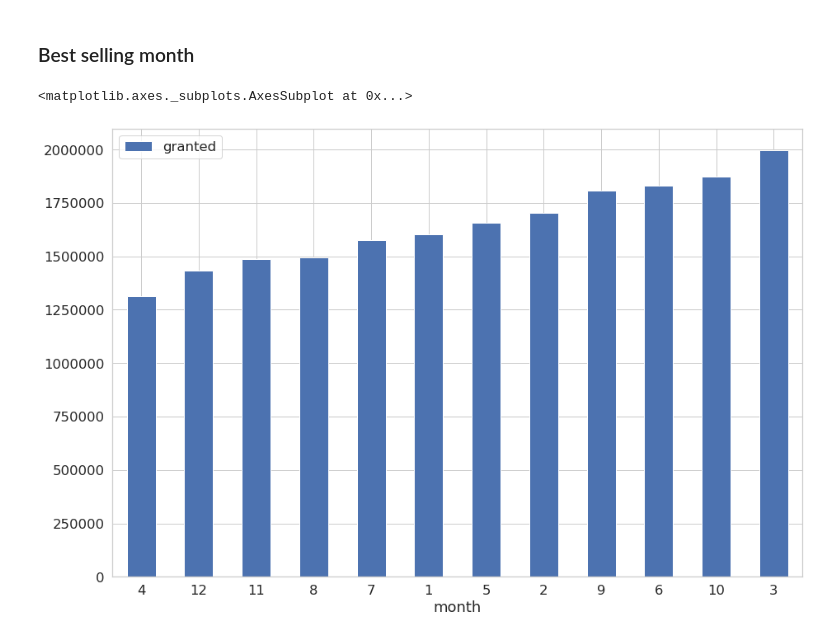
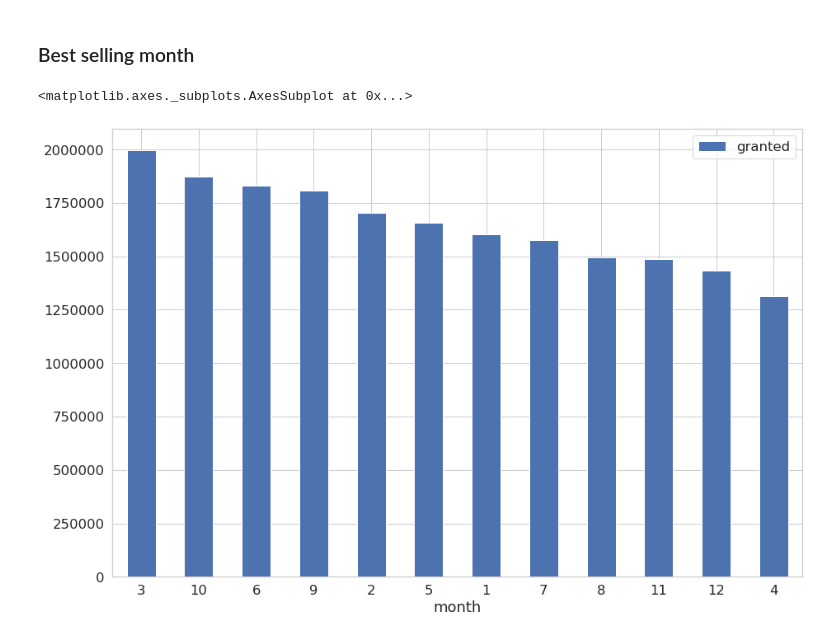
Before and after one commit to michalbogdanowicz/ADMT, a Jupyter notebook: query visualization.ipynb, the cells around one changed output. Saved outputs shown, nothing was run; the diff lists cells and outputs as text; code cells hidden in the pictures.

```diff
--- a/query visualization.ipynb
+++ b/query visualization.ipynb
@@ -79,20 +70,18 @@ df.plot(y=["2018", "2019"], kind="bar",figsize=(15,10), rot = 0)
 # %%
 conn = getConnection()
 
 sql = """SELECT d.month, SUM(s.loan_amount) as granted ,
        RANK() OVER ( ORDER BY SUM(s.loan_amount) DESC ) best
 FROM sale s, public."date" d
 WHERE s.sale_date_key = d.date_key AND d.year = 2018
-GROUP BY  d.month
-ORDER BY BEST DESC; """
+GROUP BY  d.month; """
 
 df = sqlio.read_sql_query(sql, conn)
 df = df.set_index('month')
 conn.close()
 df.head()
-#df.plot(y=["2018", "2019"], kind="bar",figsize=(15,10), rot = 0)
 
 df.plot.bar(y=['granted'],figsize=(15,10), rot = 0)
 # %% [output]
 <matplotlib.axes._subplots.AxesSubplot at 0x...>
-[figure, old version]
+[figure, new version]
```
Also changed, not shown: parts of 4 cells of this notebook.
